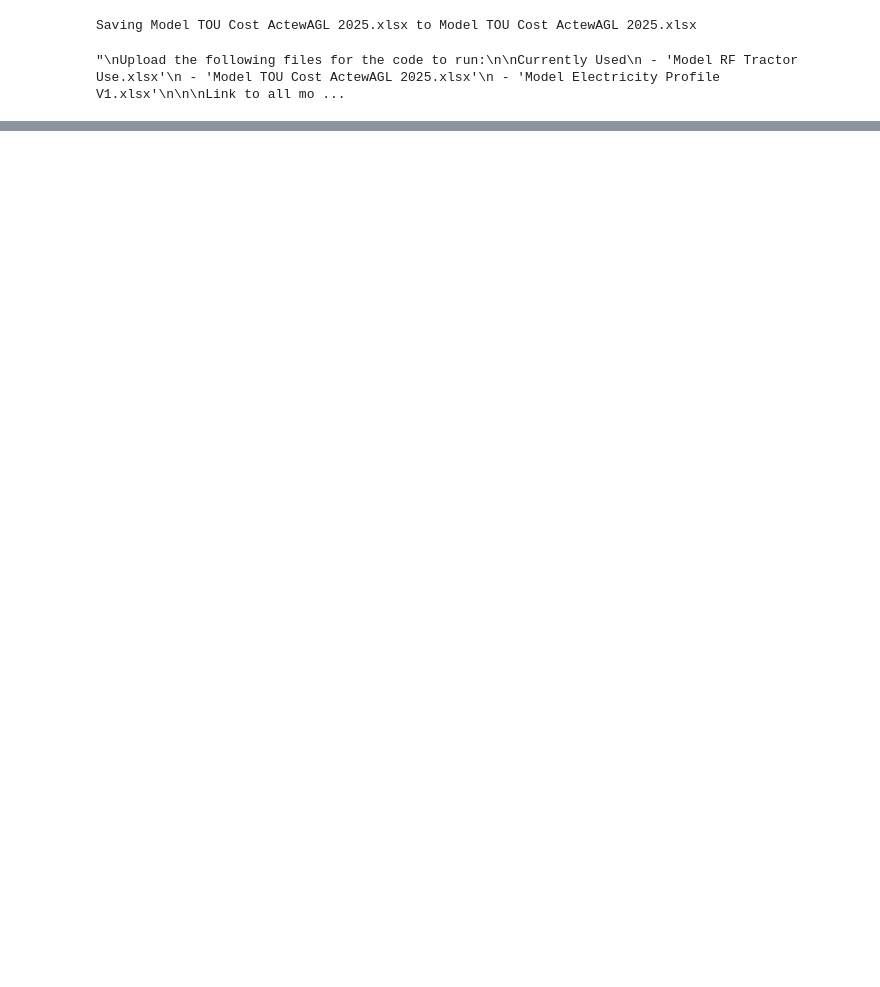
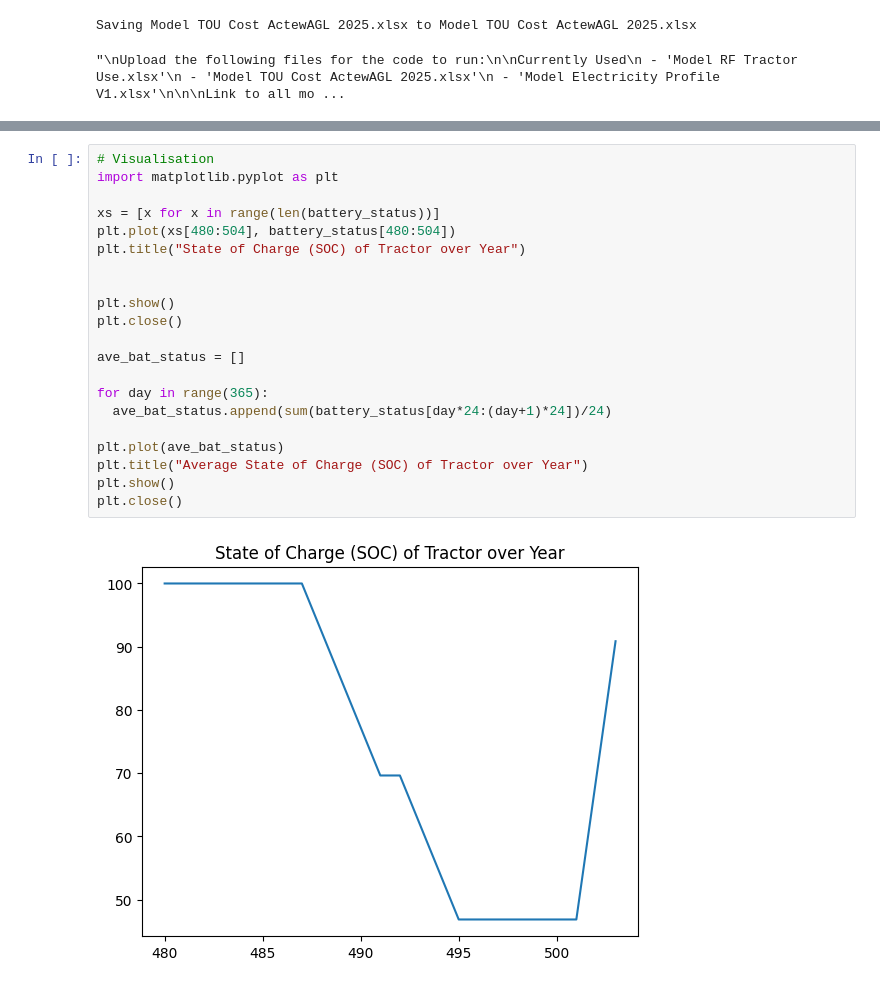
Before and after one commit to chloecasserly/Electrifying-Tractors-for-Farming-and-Electricity-Grid-Integration, a Jupyter notebook: TractorOptimisationPassive.ipynb, the cells around one changed output, grey strips where cells are left out. Drawn from its saved outputs; the diff is of its cells as text; blank space fills up the shorter version.

Commit message:
Passive optimisation finished with some visualisation

```diff
--- a/TractorOptimisationPassive.ipynb
+++ b/TractorOptimisationPassive.ipynb
@@ -130,0 +186,23 @@ else
+# %%
+# Visualisation
+import matplotlib.pyplot as plt
+
+xs = [x for x in range(len(battery_status))]
+plt.plot(xs[480:504], battery_status[480:504])
+plt.title("State of Charge (SOC) of Tractor over Year")
+
+
+plt.show()
+plt.close()
+
+ave_bat_status = []
+
+for day in range(365):
+  ave_bat_status.append(sum(battery_status[day*24:(day+1)*24])/24)
+
+plt.plot(ave_bat_status)
+plt.title("Average State of Charge (SOC) of Tractor over Year")
+plt.show()
+plt.close()
+# %% [output]
+[figure, added]
```
Also changed, not shown: parts of 5 cells of this notebook.
